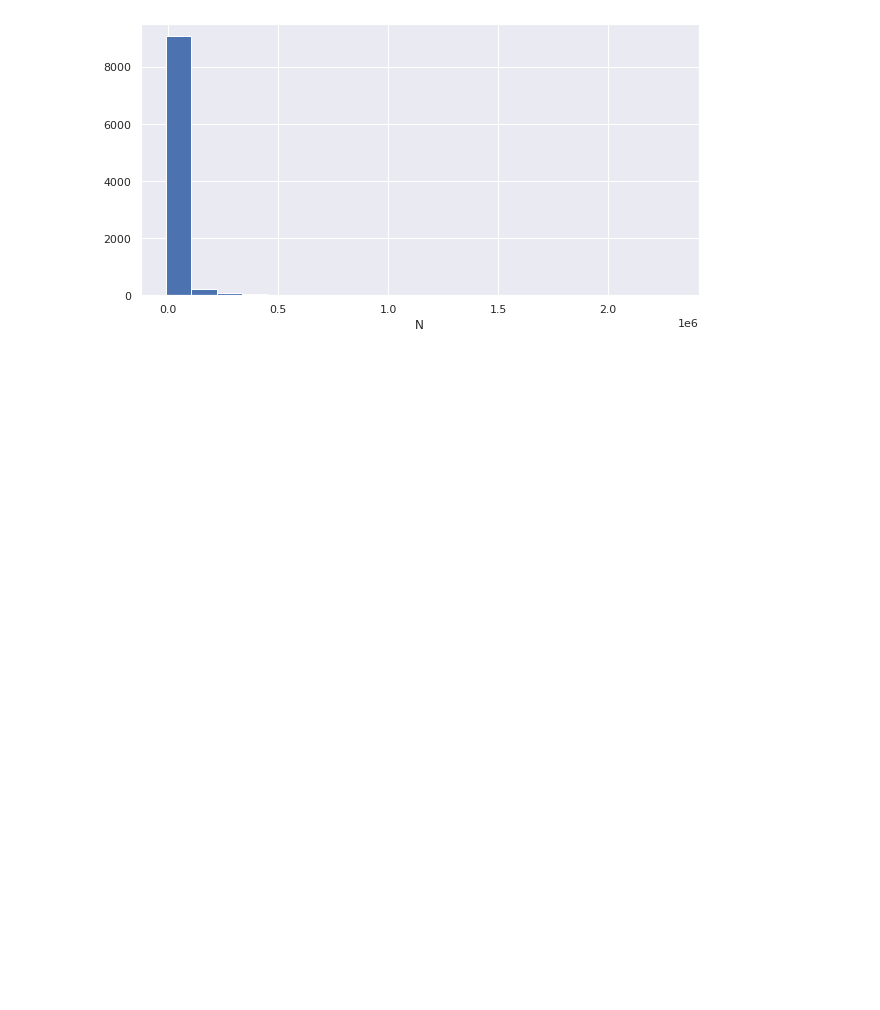
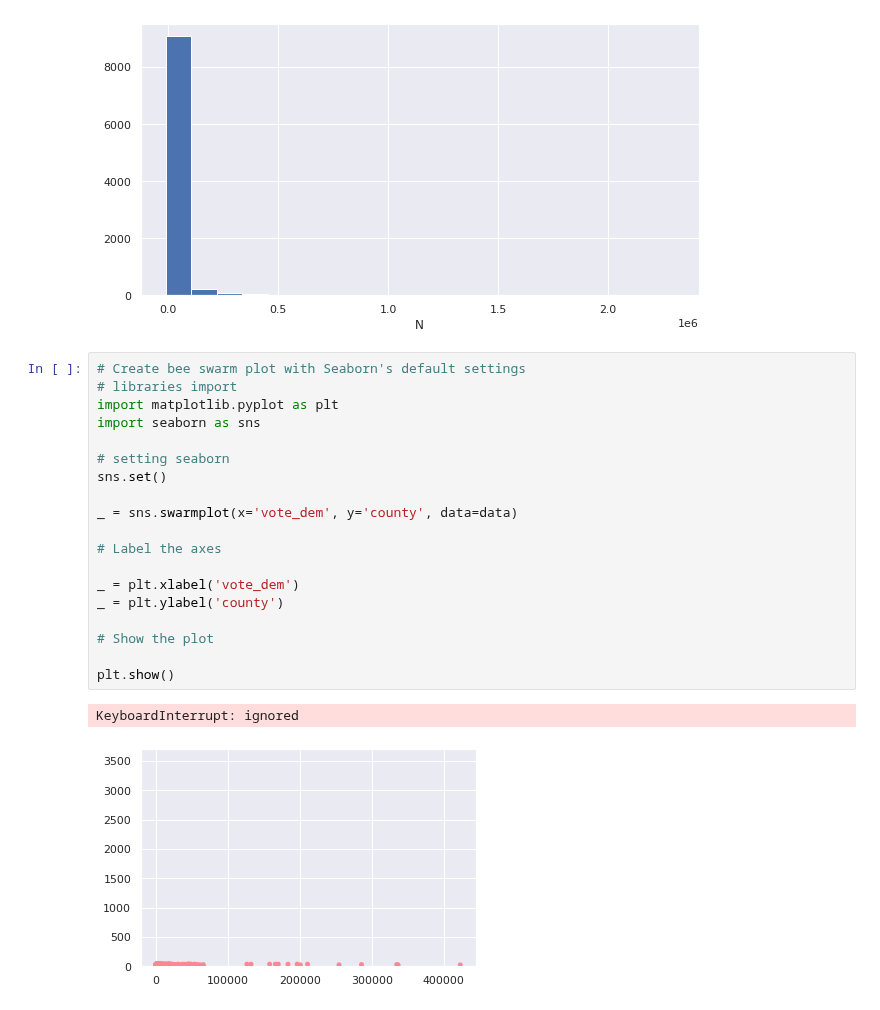
Before and after one commit to f4n9x/da_portfolio, a Jupyter notebook: Hints and tips and bookmarks/charts and grpahs.ipynb, the cells around one changed output. Drawn from its saved outputs; the diff is of its cells as text; blank space fills up the shorter version.

```diff
--- a/Hints and tips and bookmarks/charts and grpahs.ipynb
+++ b/Hints and tips and bookmarks/charts and grpahs.ipynb
@@ -34,3 +34,25 @@ plt.xlabel("N")
 plt.show()
 # %% [output]
 [figure]
+# %%
+# Create bee swarm plot with Seaborn's default settings
+# libraries import
+import matplotlib.pyplot as plt
+import seaborn as sns
+
+# setting seaborn
+sns.set()
+
+_ = sns.swarmplot(x='vote_dem', y='county', data=data)
+
+# Label the axes
+
+_ = plt.xlabel('vote_dem')
+_ = plt.ylabel('county')
+
+# Show the plot
+
+plt.show()
+# %% [output]
+KeyboardInterrupt: ignored
+[figure, added]
```
